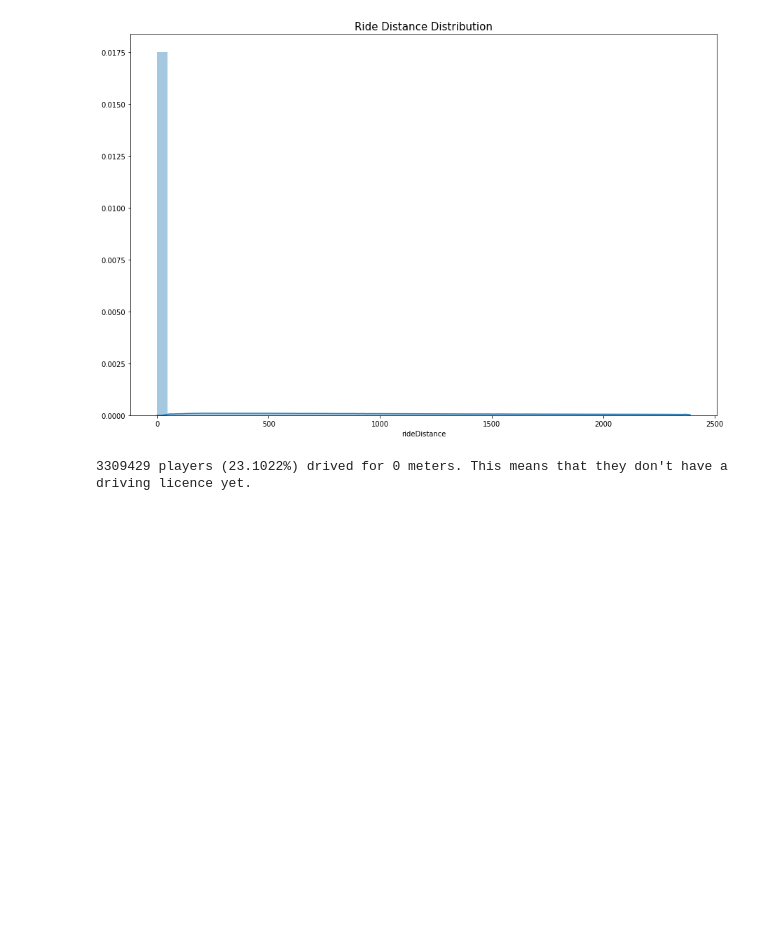
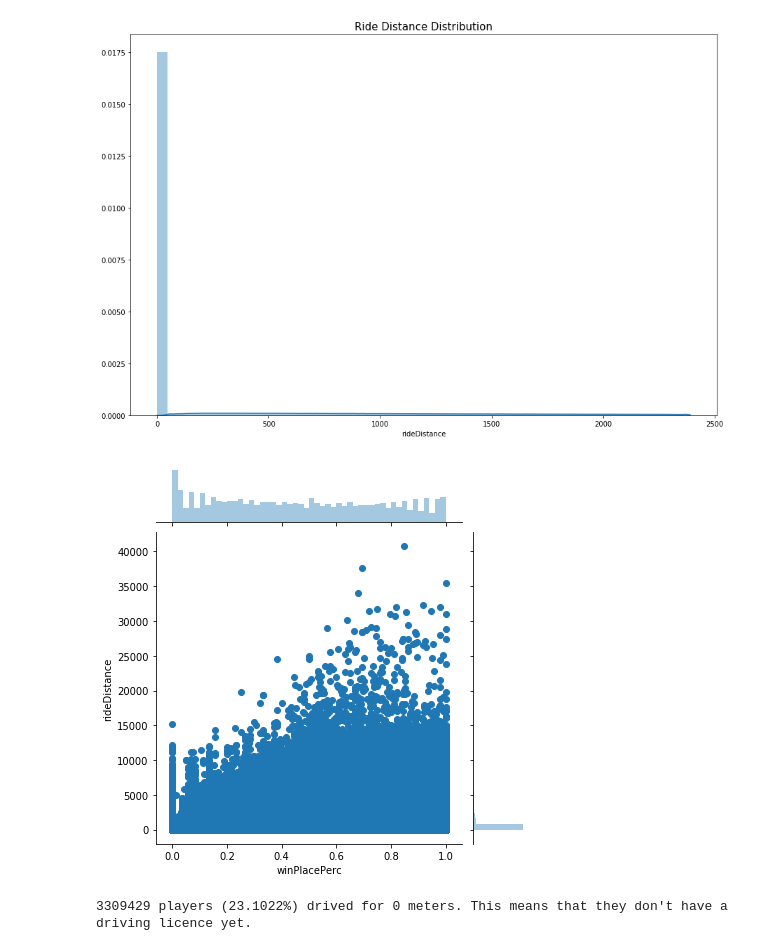
Before and after one commit to mzhu06/PUBG-Final-Placement-Prediction-with-Pyspark, a Jupyter notebook: Project_EDA.ipynb, the cells around one changed output. Drawn from its saved outputs; the diff is of its cells as text; code cells hidden in the pictures; blank space fills up the shorter version.

```diff
--- a/Project_EDA.ipynb
+++ b/Project_EDA.ipynb
@@ -120,6 +124,11 @@ sns.distplot(data['rideDistance'])
 plt.show()
 # %% [output]
 [figure]
+# %%
+sns.jointplot(x="winPlacePerc", y="rideDistance", data=data)
+plt.show()
+# %% [output]
+[figure, added]
 # %%
 print("{} players ({:.4f}%) drived for 0 meters. This means that they don't have a driving licence yet.".format(len(data[data['rideDistance'] == 0]), 100*len(data1[data1['rideDistance']==0])/len(train)))
 # %% [output]
```
Also changed, not shown: parts of 5 cells of this notebook.
